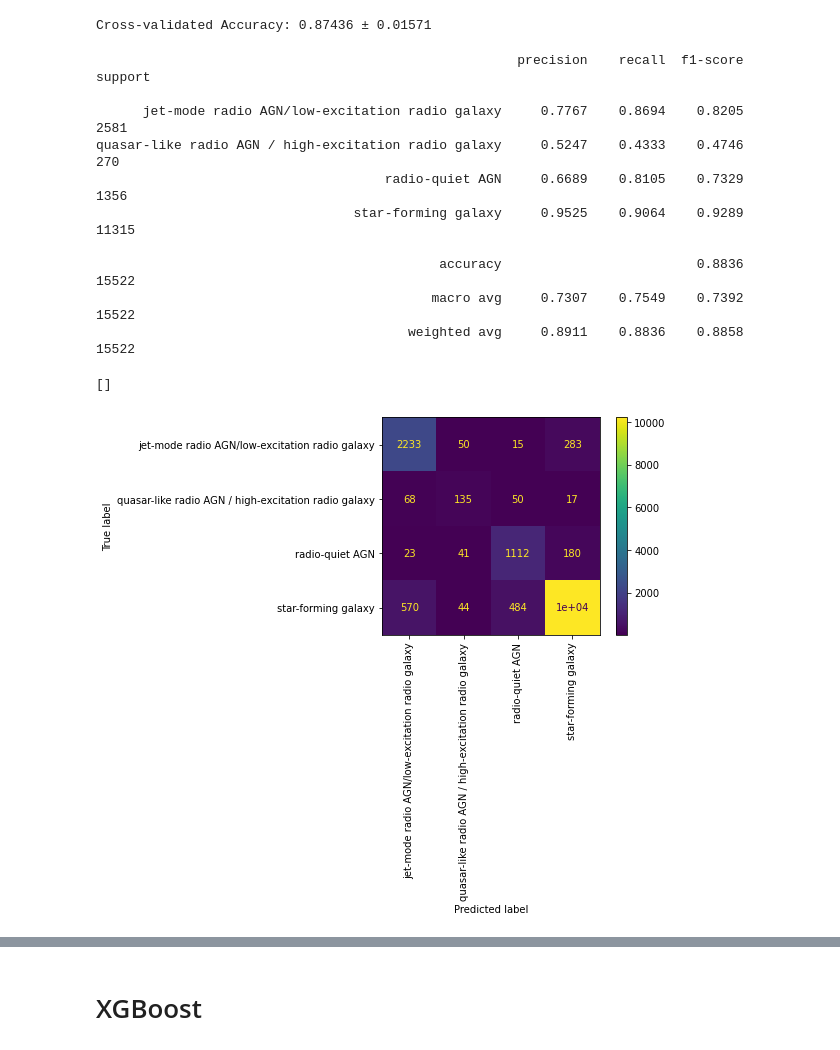
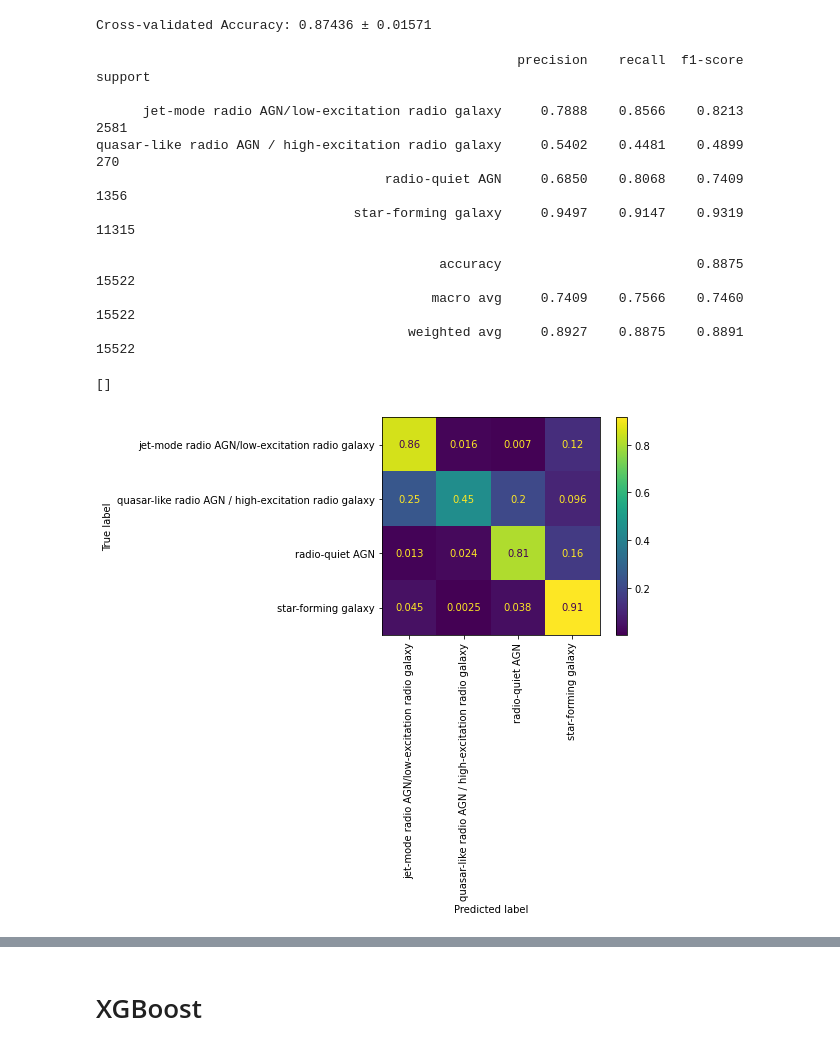
Before and after one commit to jespertjee/LOFAR_ML, a Jupyter notebook: Supervised/Fangyou/Preprocessed_data/Classification_Combined.ipynb, the cells around one changed output, grey strips where cells are left out. Drawn from its saved outputs; the diff is of its cells as text; code cells hidden in the pictures.

```diff
--- a/Supervised/Fangyou/Preprocessed_data/Classification_Combined.ipynb
+++ b/Supervised/Fangyou/Preprocessed_data/Classification_Combined.ipynb
@@ -21,6 +21,7 @@ from tensorflow.keras import layers
 from keras.models import Sequential
 from keras.layers import Dense
 # %%
+"""
 features_num = [
     'Total_flux', 'Peak_flux',
        'NUV_flux_corr', 'u_flux_corr', 'Bw_flux_corr', 'R_flux_corr',
@@ -36,6 +37,22 @@ features_num = [
        'ch1_servs_flux_corr', 'ch2_servs_flux_corr', 'g_flux_corr',
        'g_hsc_flux_corr', 'nb921_hsc_flux_corr', 'g_rcs_flux_corr'
 ]
+"""
+features_num = [
+    'Total_flux', 'Peak_flux',
+       'NUV_flux_corr', 'u_flux_corr', 'Bw_flux_corr', 'R_flux_corr',
+       'I_flux_corr', 'z_flux_corr', 'z_Subaru_flux_corr', 'y_flux_corr',
+       'J_flux_corr', 'H_flux_corr', 'K_flux_corr', 'Ks_flux_corr',
+       'ch1_flux_corr', 'ch2_flux_corr', 'ch3_flux_corr', 'ch4_flux_corr',
+       'F_MIPS_24', 'F_PACS_100', 'F_PACS_160', 'F_SPIRE_250', 'F_SPIRE_350',
+       'F_SPIRE_500', 'Z_BEST',
+        'z_rcs_flux_corr', 'z_hsc_flux_corr', 'i_hsc_flux_corr',
+       'i_rcs_flux_corr', 'i_flux_corr', 'y_hsc_flux_corr', 'r_flux_corr',
+       'r_hsc_flux_corr', 'r_rcs_flux_corr', 'ch1_swire_flux_corr',
+       'ch2_swire_flux_corr', 'ch3_swire_flux_corr', 'ch4_swire_flux_corr',
+       'ch1_servs_flux_corr', 'ch2_servs_flux_corr', 'g_flux_corr',
+       'g_hsc_flux_corr', 'nb921_hsc_flux_corr', 'g_rcs_flux_corr'
+]
 y_column = "Classification"
 
 classes = ['jet-mode radio AGN/low-excitation radio galaxy', 'quasar-like radio AGN / high-excitation radio galaxy',
@@ -80,6 +97,6 @@ Length: 62, dtype: int64
 # %%
 X = data[features_num]
-y = data[np.append(y_column, ['Xray', 'Opt_spec', 'Extended_radio'])]
+y = data[np.append(y_column, ['Xray', 'Opt_spec', 'Extended_radio', 'IRAGN'])]
 # %%
 le = LabelEncoder()
 labels = np.unique(y[y_column].astype(str))
@@ -94,11 +111,11 @@ See the caveats in the documentation: https://pandas.pydata.org/pandas-docs/stab
 # Creating training and testing set
 X_train, X_test, y_train, y_test = train_test_split(X, y, train_size=0.8, random_state=42)
 
-y_train_flags = y_train[['Xray', 'Opt_spec', 'Extended_radio']]
-y_test_flags = y_test[['Xray', 'Opt_spec', 'Extended_radio']]
+y_train_flags = y_train[['Xray', 'Opt_spec', 'Extended_radio', 'IRAGN']]
+y_test_flags = y_test[['Xray', 'Opt_spec', 'Extended_radio', 'IRAGN']]
 
-y_train = y_train.drop(columns=['Xray', 'Opt_spec', 'Extended_radio'])
-y_test = y_test.drop(columns=['Xray', 'Opt_spec', 'Extended_radio'])
+y_train = y_train.drop(columns=['Xray', 'Opt_spec', 'Extended_radio', 'IRAGN'])
+y_test = y_test.drop(columns=['Xray', 'Opt_spec', 'Extended_radio', 'IRAGN'])
 # %%
 def one_hot(df, columns):
     """
@@ -175,7 +189,9 @@ lightbm = lgb.LGBMClassifier(num_class=4,
                              n_estimators=10000,
                              class_weight="balanced",
                             early_stopping_round=50,
-                            verbose=-1,
-                            max_depth=8,
-                            num_leaves=70,
-                            min_data_in_leaf=0)
+                             eta=0.3,
+                            #verbose=-1,
+                            max_depth=9,
+                            num_leaves=400
+                            #min_data_in_leaf=0
+                            )
@@ -212,20 +234,20 @@ print(classification_report(y_test, y_pred, target_names=labels, digits=4))
 # %% [output]
                                                       precision    recall  f1-score   support
 
-      jet-mode radio AGN/low-excitation radio galaxy     0.7767    0.8694    0.8205      2581
-quasar-like radio AGN / high-excitation radio galaxy     0.5247    0.4333    0.4746       270
-                                     radio-quiet AGN     0.6689    0.8105    0.7329      1356
-                                 star-forming galaxy     0.9525    0.9064    0.9289     11315
+      jet-mode radio AGN/low-excitation radio galaxy     0.7888    0.8566    0.8213      2581
+quasar-like radio AGN / high-excitation radio galaxy     0.5402    0.4481    0.4899       270
+                                     radio-quiet AGN     0.6850    0.8068    0.7409      1356
+                                 star-forming galaxy     0.9497    0.9147    0.9319     11315
 
-                                            accuracy                         0.8836     15522
-                                           macro avg     0.7307    0.7549    0.7392     15522
-                                        weighted avg     0.8911    0.8836    0.8858     15522
+                                            accuracy                         0.8875     15522
+                                           macro avg     0.7409    0.7566    0.7460     15522
+                                        weighted avg     0.8927    0.8875    0.8891     15522
 # %%
-cm = confusion_matrix(y_test, y_pred)
+cm = confusion_matrix(y_test, y_pred, normalize='true')
 disp = ConfusionMatrixDisplay(confusion_matrix=cm, display_labels=labels)
 disp.plot()
 plt.xticks(rotation = 90)
 plt.plot()
 # %% [output]
 []
-[figure, old version]
+[figure, new version]
```
Also changed, not shown: parts of 33 cells of this notebook, 21 other files.
